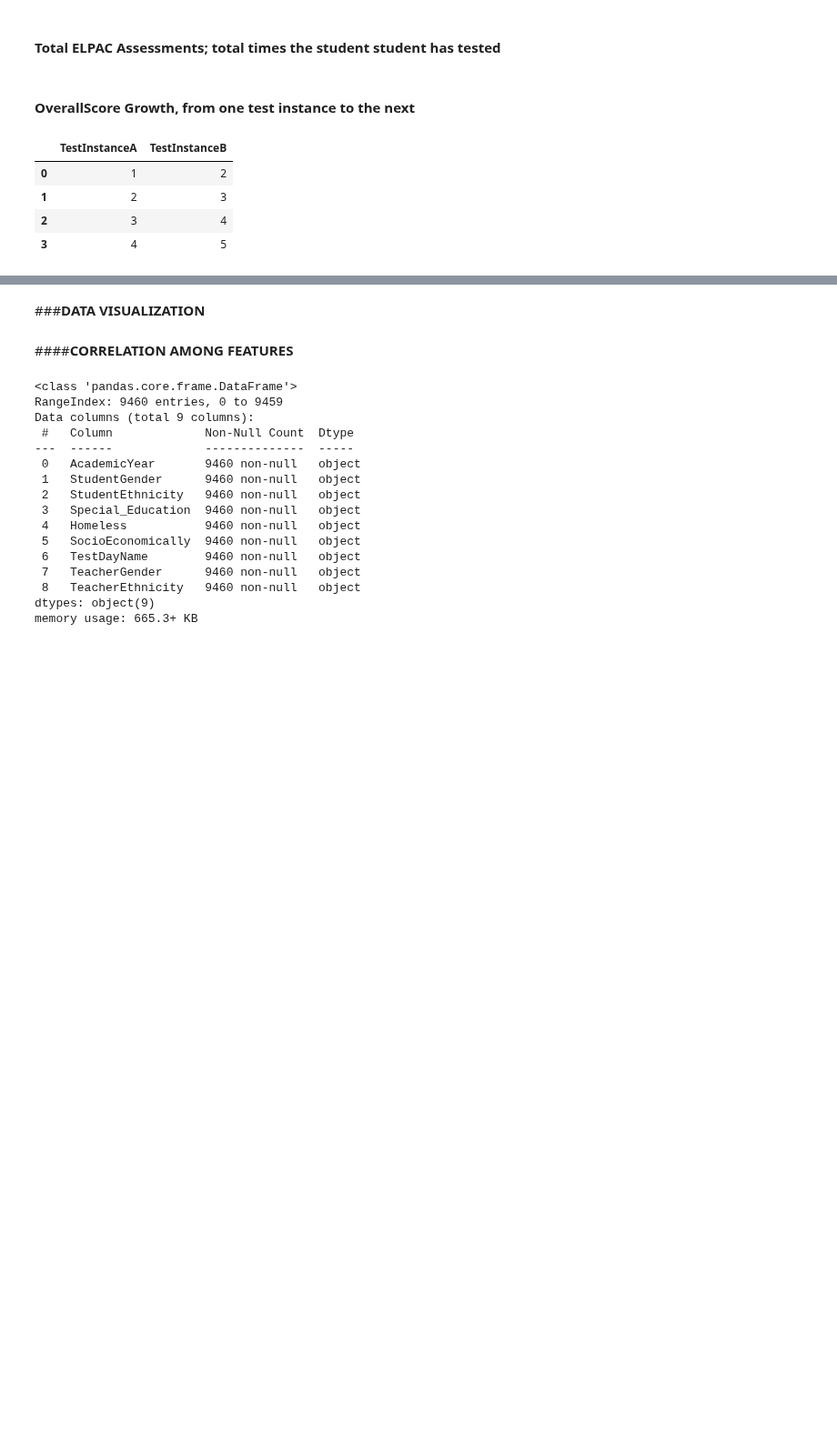
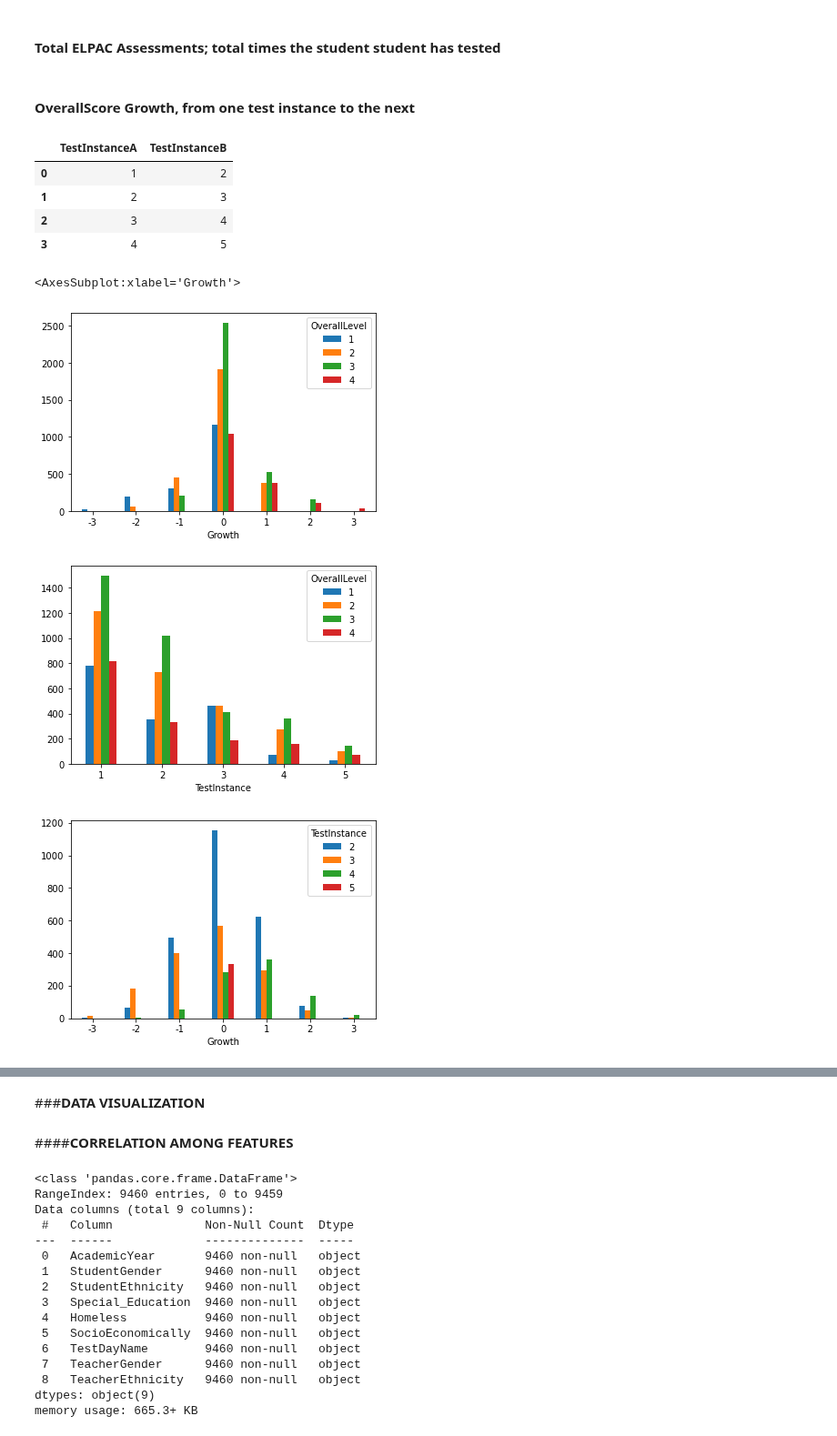
Before and after one commit to Oscar-Gil-Data/ADS-599B, a Jupyter notebook: Code Library Folder/TEAM3_CAPSTONE_EDA (1).ipynb, the cells around one changed output, grey strips where cells are left out. Shown at 91% size. Drawn from its saved outputs; the diff is of its cells as text; code cells hidden in the pictures; blank space fills up the shorter version.

```diff
--- a/Code Library Folder/TEAM3_CAPSTONE_EDA (1).ipynb
+++ b/Code Library Folder/TEAM3_CAPSTONE_EDA (1).ipynb
@@ -288,4 +288,15 @@ df.columns = ['AcademicYear', 'Stu_deID', 'School_deID', 'GradeLevel', 'DOB', 'T
 , 'Special_Education', 'Homeless', 'SocioEconomically', 'TestDayName', 'TestDate', 'OverallScore', 'OverallLevel'
 , 'ExpectedAttendanceDays', 'DaysAttended', 'AttendedPct', 'EnrolledPct', 'GradeEnrolledPct', 'GradeAttendedPct'
 , 'TeacherGender', 'TeacherTotalYearsOfService', 'TeacherEthnicity', 'OverallScoreStd', 'TotalAssessments', 'TestInstance', 'Growth']
+# %%
+pd.crosstab(df.Growth, df.OverallLevel).plot.bar(rot=0)
+
+pd.crosstab(df.TestInstance, df.OverallLevel).plot.bar(rot=0)
+
+pd.crosstab(df.query("TestInstance > 1").Growth, df.query("TestInstance > 1").TestInstance).plot.bar(rot=0)
+# %% [output]
+<AxesSubplot:xlabel='Growth'>
+[figure, added]
+[figure, added]
+[figure, added]
 # %%
```
Also changed, not shown: parts of 1 cell of this notebook.
